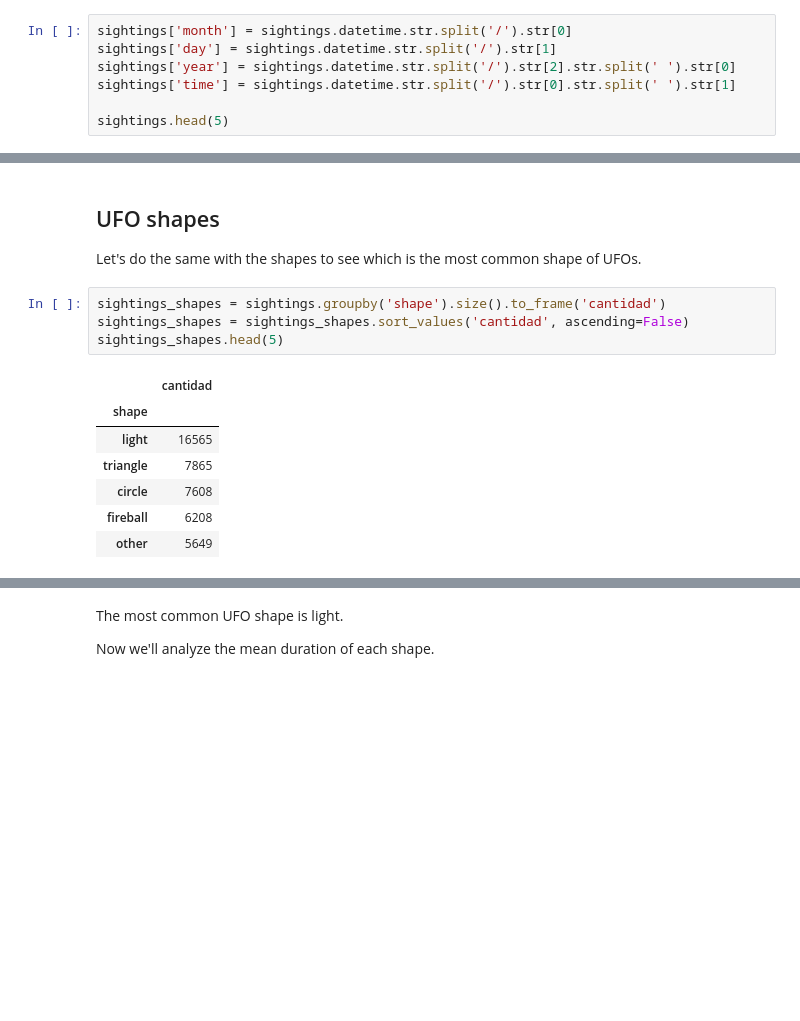
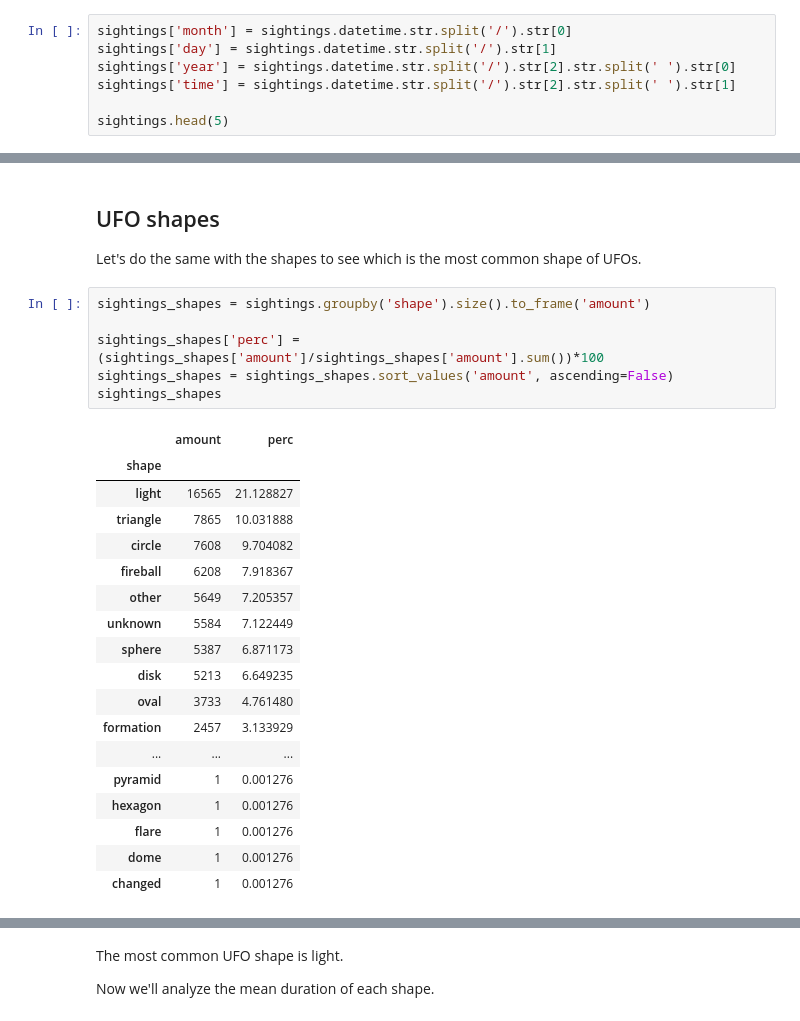
Before and after one commit to tomasBustamante/exploratory-data-analysis, a Jupyter notebook: notebooks/ufo-sightings.ipynb, the cells around one changed output, grey strips where cells are left out. Saved outputs shown, nothing was run; the diff lists cells and outputs as text; blank space fills up the shorter version.

```diff
--- a/notebooks/ufo-sightings.ipynb
+++ b/notebooks/ufo-sightings.ipynb
@@ -50,7 +50,7 @@ We'll create four new columns (time, day, month and year) based on the informati
 sightings['month'] = sightings.datetime.str.split('/').str[0]
 sightings['day'] = sightings.datetime.str.split('/').str[1]
 sightings['year'] = sightings.datetime.str.split('/').str[2].str.split(' ').str[0]
-sightings['time'] = sightings.datetime.str.split('/').str[0].str.split(' ').str[1]
+sightings['time'] = sightings.datetime.str.split('/').str[2].str.split(' ').str[1]
 
 sightings.head(5)
 # %% [output]
@@ -145,17 +147,30 @@ We've got sightings from five different countries and the USA is by far the one
 
 Let's do the same with the shapes to see which is the most common shape of UFOs.
 # %%
-sightings_shapes = sightings.groupby('shape').size().to_frame('cantidad')
-sightings_shapes = sightings_shapes.sort_values('cantidad', ascending=False)
-sightings_shapes.head(5)
+sightings_shapes = sightings.groupby('shape').size().to_frame('amount')
+
+sightings_shapes['perc'] = (sightings_shapes['amount']/sightings_shapes['amount'].sum())*100
+sightings_shapes = sightings_shapes.sort_values('amount', ascending=False)
+sightings_shapes
 # %% [output]
-|  | cantidad |
-| shape |  |
-| light | 16565 |
-| triangle | 7865 |
-| circle | 7608 |
-| fireball | 6208 |
-| other | 5649 |
+|  | amount | perc |
+| shape |  |  |
+| light | 16565 | 21.128827 |
+| triangle | 7865 | 10.031888 |
+| circle | 7608 | 9.704082 |
+| fireball | 6208 | 7.918367 |
+| other | 5649 | 7.205357 |
+| unknown | 5584 | 7.122449 |
+| sphere | 5387 | 6.871173 |
+| disk | 5213 | 6.649235 |
+| oval | 3733 | 4.761480 |
+| formation | 2457 | 3.133929 |
+| ... | ... | ... |
+| pyramid | 1 | 0.001276 |
+| hexagon | 1 | 0.001276 |
+| flare | 1 | 0.001276 |
+| dome | 1 | 0.001276 |
+| changed | 1 | 0.001276 |
 # %%
 sightings_shapes.plot(kind='bar', figsize=(10,4))
 # %% [output]
```
Also changed, not shown: parts of 12 cells of this notebook.
